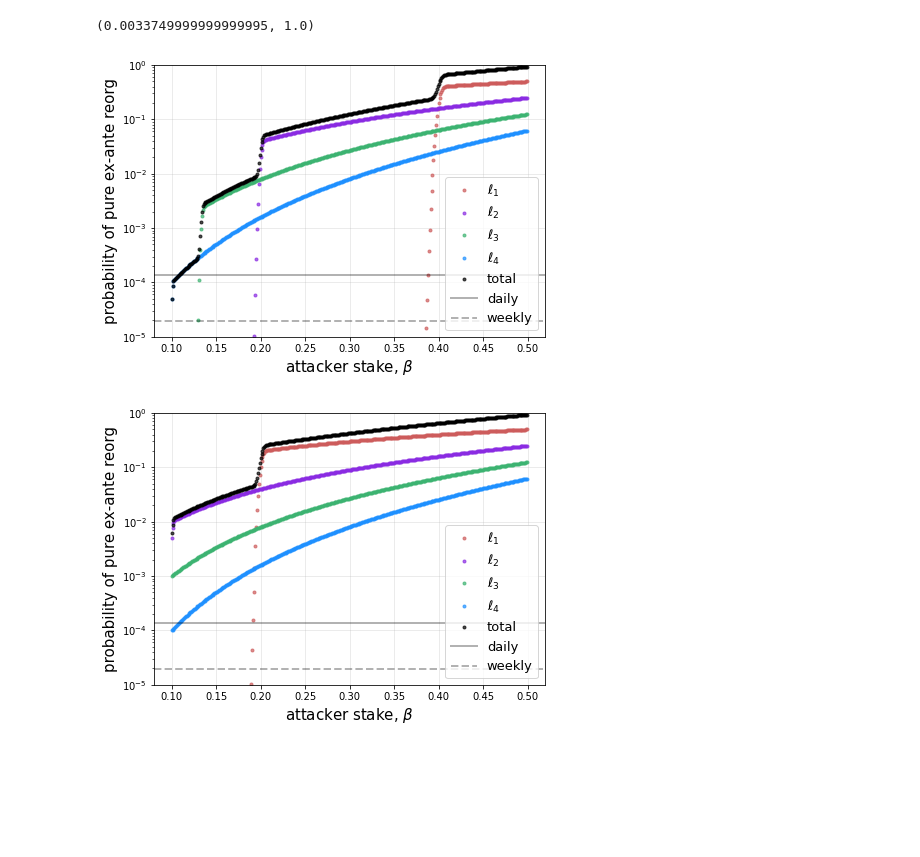
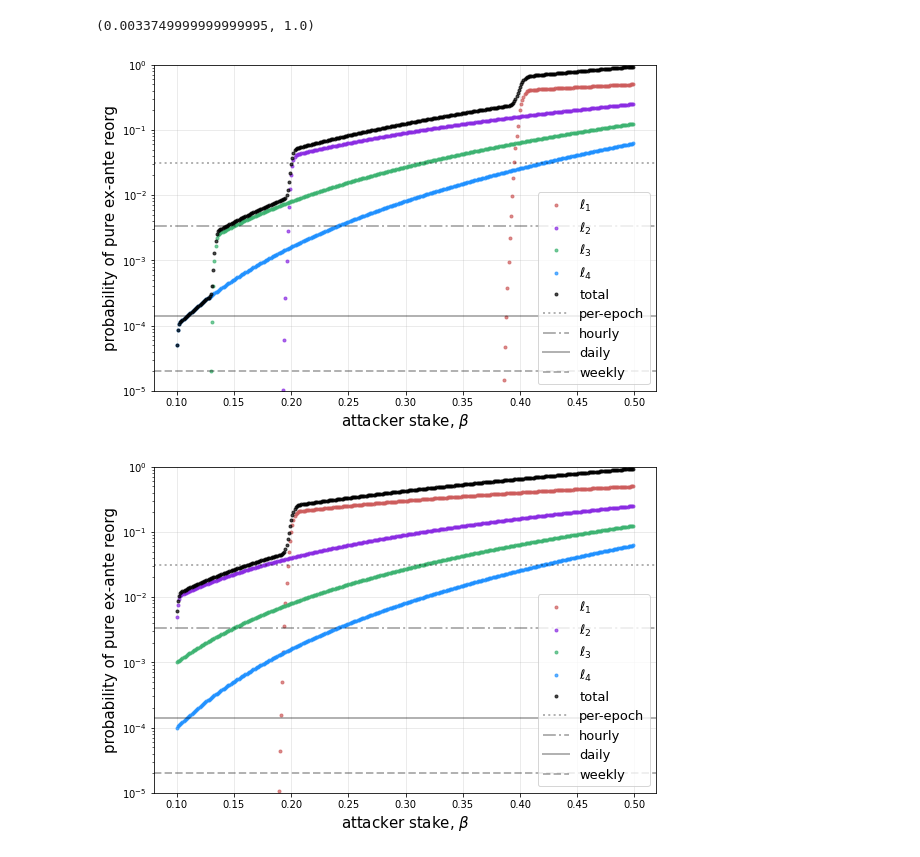
Before and after one commit to michaelneuder/relay-data, a Jupyter notebook: epbsssf/pure ex-ante probs.ipynb, the cells around one changed output. Drawn from its saved outputs; the diff is of its cells as text; code cells hidden in the pictures; blank space fills up the shorter version.

Commit message:
reorg diagrams

```diff
--- a/epbsssf/pure ex-ante probs.ipynb
+++ b/epbsssf/pure ex-ante probs.ipynb
@@ -38,30 +38,32 @@ res_ell_4 = np.asarray([p_ell(beta, k=19000, n=4) for beta in betas])
 # %%
 total = res_ell_1 + res_ell_2 + res_ell_3 + res_ell_4
 # %%
-f, ax = plt.subplots(figsize=(7,5))
+f, ax = plt.subplots(figsize=(9,6))
 
 ax.plot(betas, res_ell_1, '.', color='indianred', linewidth=4, alpha=0.7, label='$\ell_1$')
 ax.plot(betas, res_ell_2, '.', color='blueviolet', linewidth=4, alpha=0.7, label='$\ell_2$')
 ax.plot(betas, res_ell_3, '.', color='mediumseagreen', linewidth=4, alpha=0.7, label='$\ell_3$')
 ax.plot(betas, res_ell_4, '.', color='dodgerblue', linewidth=4, alpha=0.7, label='$\ell_4$')
 
 ax.plot(betas, total, '.', color='black', linewidth=4, alpha=0.7, label='total')
 
 ax.set_yscale('log')
 
+ax.axhline(1/32, linestyle='dotted', label="per-epoch", color='k', linewidth=2, alpha=0.3)
+ax.axhline(1/300, linestyle='-.', label="hourly", color='k', linewidth=2, alpha=0.3)
 ax.axhline(1/7200, label="daily", color='k', linewidth=2, alpha=0.3)
 ax.axhline(1/50400, linestyle='--', label="weekly", color='k', linewidth=2, alpha=0.3)
 # ax.axhline(1/2628000, linestyle='-.', label="yearly", color='k', linewidth=2, alpha=0.3)
 
 # ax.set_xlabel('honest validator proportion', size=14)
 # ax.set_ylabel('probability of a malicious committee', size=14)
 ax.set_ylim(float(1e-5), 1)
 plt.legend(prop={'size': 13})
 ax.set_ylabel('probability of pure ex-ante reorg', size=15)
 ax.set_xlabel(r'attacker stake, $\beta$', size=15)
 plt.show()
 # %% [output]
-[figure, old version]
+[figure, new version]
 # %%
 def p_ell_epbs(beta, k, n):
     return np.power(beta, n) * (1-binomapprox(0.2 * k, n*k, beta))
@@ -74,7 +76,7 @@ res_ell_4 = np.asarray([p_ell_epbs(beta, k=19000, n=4) for beta in betas])
 # %%
 total = res_ell_1 + res_ell_2 + res_ell_3 + res_ell_4
 # %%
-f, ax = plt.subplots(figsize=(7,5))
+f, ax = plt.subplots(figsize=(9,6))
 
 ax.plot(betas, res_ell_1, '.', color='indianred', linewidth=4, alpha=0.7, label='$\ell_1$')
 ax.plot(betas, res_ell_2, '.', color='blueviolet', linewidth=4, alpha=0.7, label='$\ell_2$')
@@ -85,6 +87,8 @@ ax.plot(betas, total, '.', color='black', linewidth=4, alpha=0.7, label='total')
 
 ax.set_yscale('log')
 
+ax.axhline(1/32, linestyle='dotted', label="per-epoch", color='k', linewidth=2, alpha=0.3)
+ax.axhline(1/300, linestyle='-.', label="hourly", color='k', linewidth=2, alpha=0.3)
 ax.axhline(1/7200, label="daily", color='k', linewidth=2, alpha=0.3)
 ax.axhline(1/50400, linestyle='--', label="weekly", color='k', linewidth=2, alpha=0.3)
 # ax.axhline(1/2628000, linestyle='-.', label="yearly", color='k', linewidth=2, alpha=0.3)
@@ -97,7 +101,7 @@ ax.set_ylabel('probability of pure ex-ante reorg', size=15)
 ax.set_xlabel(r'attacker stake, $\beta$', size=15)
 plt.show()
 # %% [output]
-[figure, old version]
+[figure, new version]
 # %%
 betas = np.arange(0.05, 0.5, 0.001)
 
```
Also changed, not shown: parts of 1 cell of this notebook.
